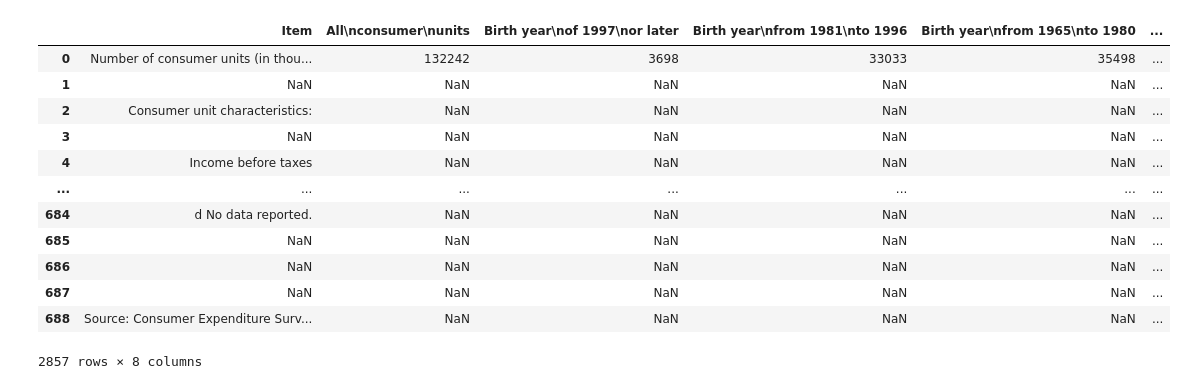
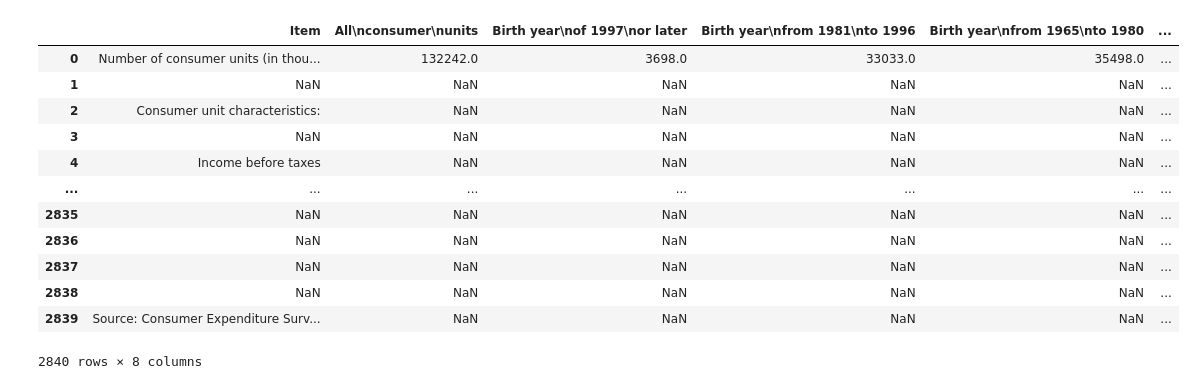
Before and after one commit to alison-love/16-17-Millennial_Murder_Mystery, a Jupyter notebook: MMM.ipynb, the cells around one changed output. Drawn from its saved outputs; the diff is of its cells as text; code cells hidden in the pictures.

```diff
--- a/MMM.ipynb
+++ b/MMM.ipynb
@@ -22,20 +22,20 @@ data_2021['Year'] = 2021
 data_2022['Year'] = 2022
 # %%
 # Concatenate all DataFrames
-all_data = pd.concat([data_2019, data_2020, data_2021, data_2022])
+all_data = pd.concat([data_2019, data_2020, data_2021, data_2022], ignore_index=True)
 
 all_data
 # %% [output]
 |  | Item | All\nconsumer\nunits | Birth year\nof 1997\nor later | Birth year\nfrom 1981\nto 1996 | Birth year\nfrom 1965\nto 1980 | ... |
-| 0 | Number of consumer units (in thou... | 132242 | 3698 | 33033 | 35498 | ... |
+| 0 | Number of consumer units (in thou... | 132242.0 | 3698.0 | 33033.0 | 35498.0 | ... |
 | 1 | NaN | NaN | NaN | NaN | NaN | ... |
 | 2 | Consumer unit characteristics: | NaN | NaN | NaN | NaN | ... |
 | 3 | NaN | NaN | NaN | NaN | NaN | ... |
 | 4 | Income before taxes | NaN | NaN | NaN | NaN | ... |
 | ... | ... | ... | ... | ... | ... | ... |
-| 684 | d No data reported. | NaN | NaN | NaN | NaN | ... |
-| 685 | NaN | NaN | NaN | NaN | NaN | ... |
-| 686 | NaN | NaN | NaN | NaN | NaN | ... |
-| 687 | NaN | NaN | NaN | NaN | NaN | ... |
-| 688 | Source: Consumer Expenditure Surv... | NaN | NaN | NaN | NaN | ... |
+| 2835 | NaN | NaN | NaN | NaN | NaN | ... |
+| 2836 | NaN | NaN | NaN | NaN | NaN | ... |
+| 2837 | NaN | NaN | NaN | NaN | NaN | ... |
+| 2838 | NaN | NaN | NaN | NaN | NaN | ... |
+| 2839 | Source: Consumer Expenditure Surv... | NaN | NaN | NaN | NaN | ... |
-2857 rows × 8 columns
+2840 rows × 8 columns
```
Also changed, not shown: parts of 9 cells of this notebook, 5 other files.
